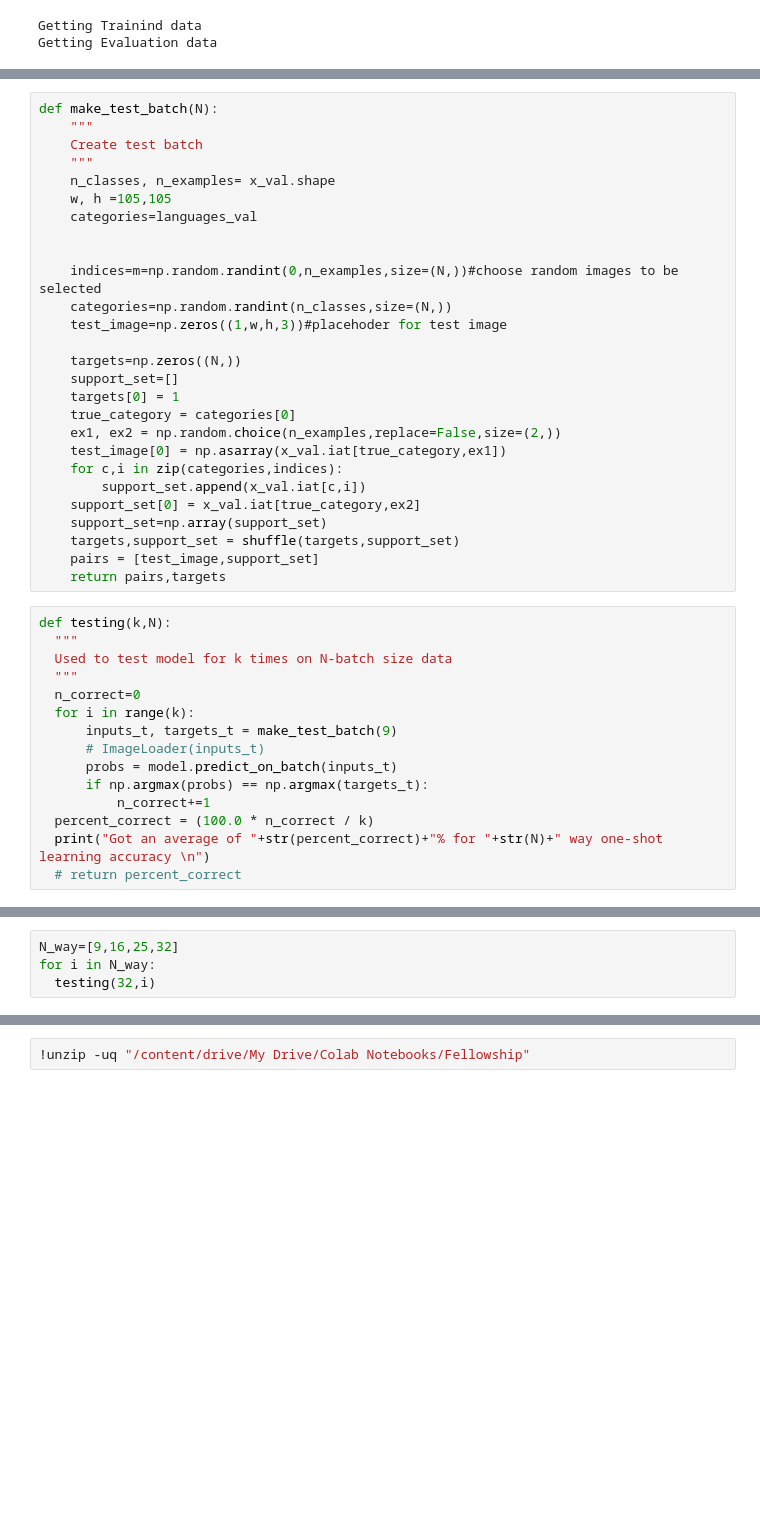
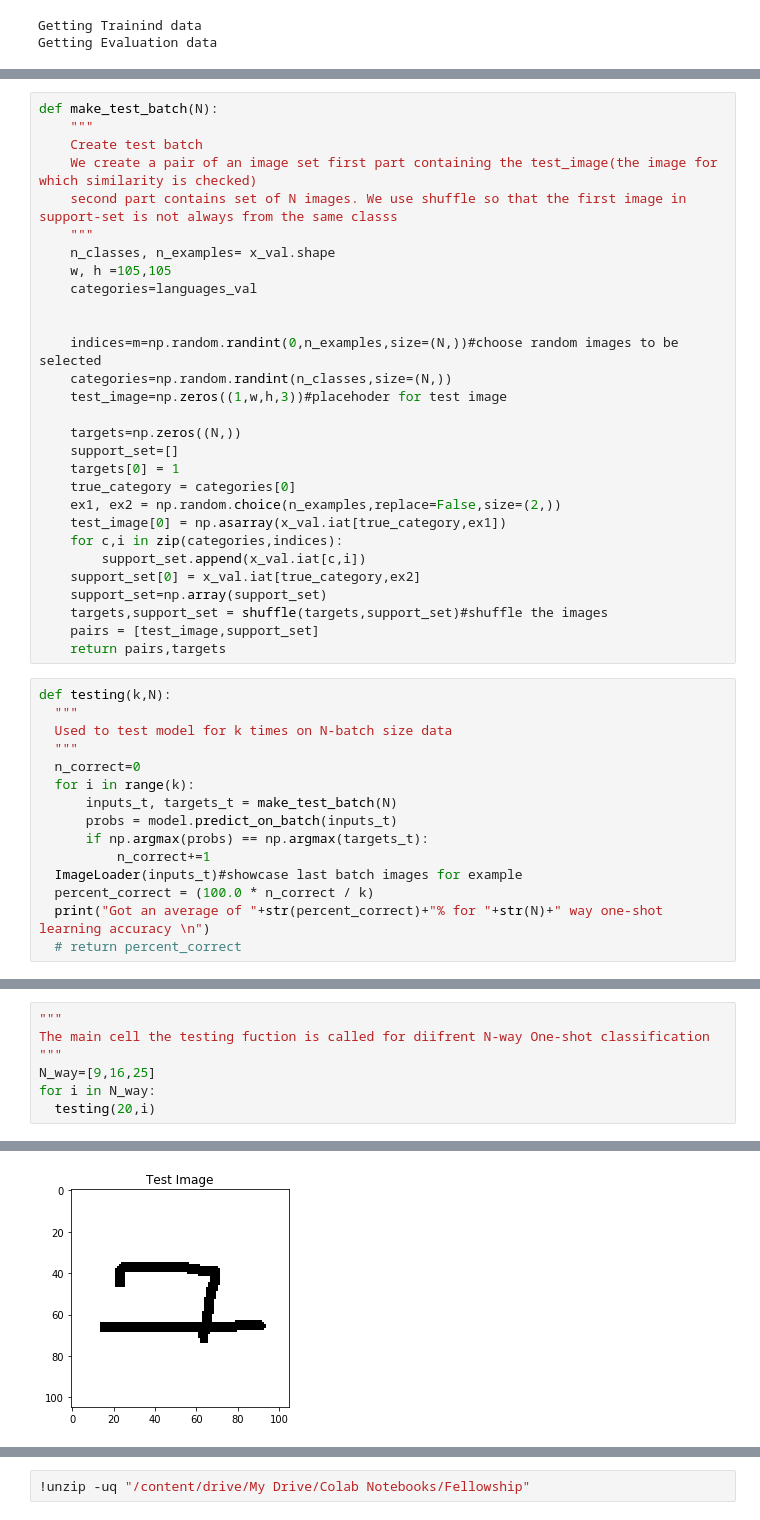
Before and after one commit to sidm-23/One-Shot-Learning-on-Omniglot-data, a Jupyter notebook: Omniglot.ipynb, the cells around one changed output, grey strips where cells are left out. Cells and saved outputs as stored; diff of their text form; blank space fills up the shorter version.

```diff
--- a/Omniglot.ipynb
+++ b/Omniglot.ipynb
@@ -226,6 +278,8 @@ Train Loss: 0.7366732358932495
 def make_test_batch(N):
     """
     Create test batch
+    We create a pair of an image set first part containing the test_image(the image for which similarity is checked)
+    second part contains set of N images. We use shuffle so that the first image in support-set is not always from the same classs
     """
     n_classes, n_examples= x_val.shape
     w, h =105,105
@@ -246,7 +300,7 @@ def make_test_batch(N):
         support_set.append(x_val.iat[c,i])
     support_set[0] = x_val.iat[true_category,ex2]
     support_set=np.array(support_set)
-    targets,support_set = shuffle(targets,support_set)
+    targets,support_set = shuffle(targets,support_set)#shuffle the images
     pairs = [test_image,support_set]
     return pairs,targets
 # %%
@@ -256,11 +310,11 @@ def testing(k,N):
   """
   n_correct=0
   for i in range(k):
-      inputs_t, targets_t = make_test_batch(9)
-      # ImageLoader(inputs_t)
+      inputs_t, targets_t = make_test_batch(N)
       probs = model.predict_on_batch(inputs_t)
       if np.argmax(probs) == np.argmax(targets_t):
           n_correct+=1
+  ImageLoader(inputs_t)#showcase last batch images for example
   percent_correct = (100.0 * n_correct / k)
   print("Got an average of "+str(percent_correct)+"% for "+str(N)+" way one-shot learning accuracy \n")
   # return percent_correct
@@ -281,5 +352,8 @@ def ImageLoader(imlist):
 # %%
-N_way=[9,16,25,32]
+"""
+The main cell the testing fuction is called for diifrent N-way One-shot classification
+"""
+N_way=[9,16,25]
 for i in N_way:
-  testing(32,i)
+  testing(20,i)
 # %% [output]
@@ -292,0 +362 @@ Got an average of 78.125% for 32 way one-shot learning accuracy
+[figure, added]
```
Also changed, not shown: parts of 30 cells of this notebook.
